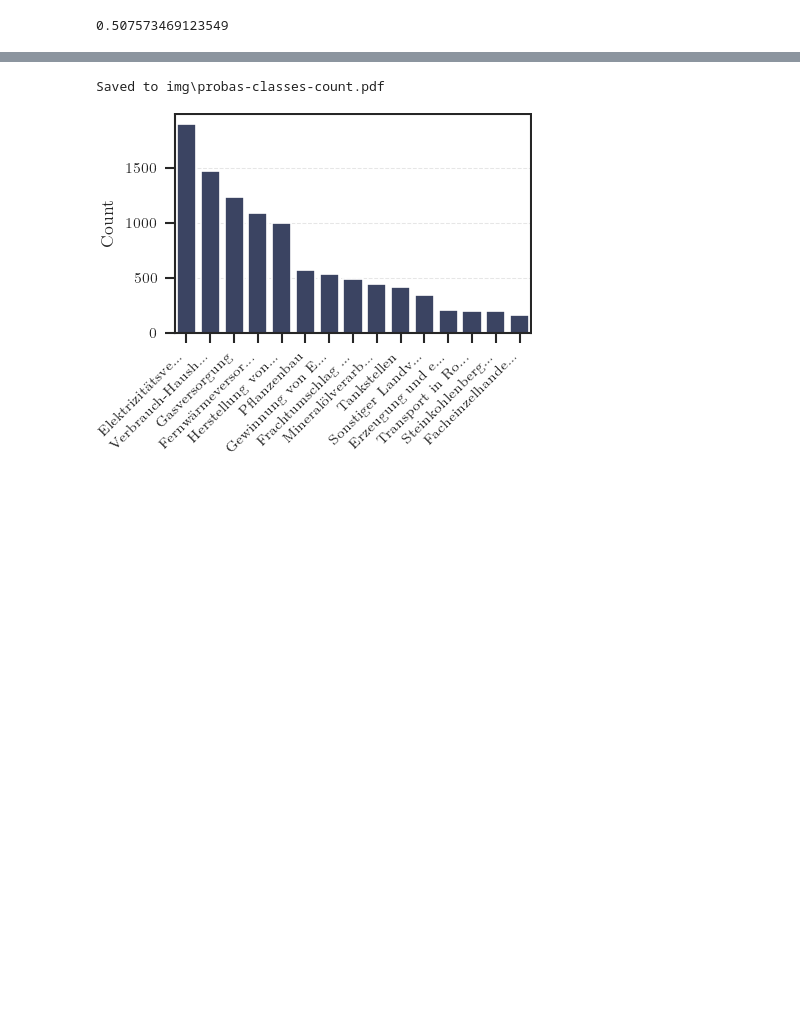
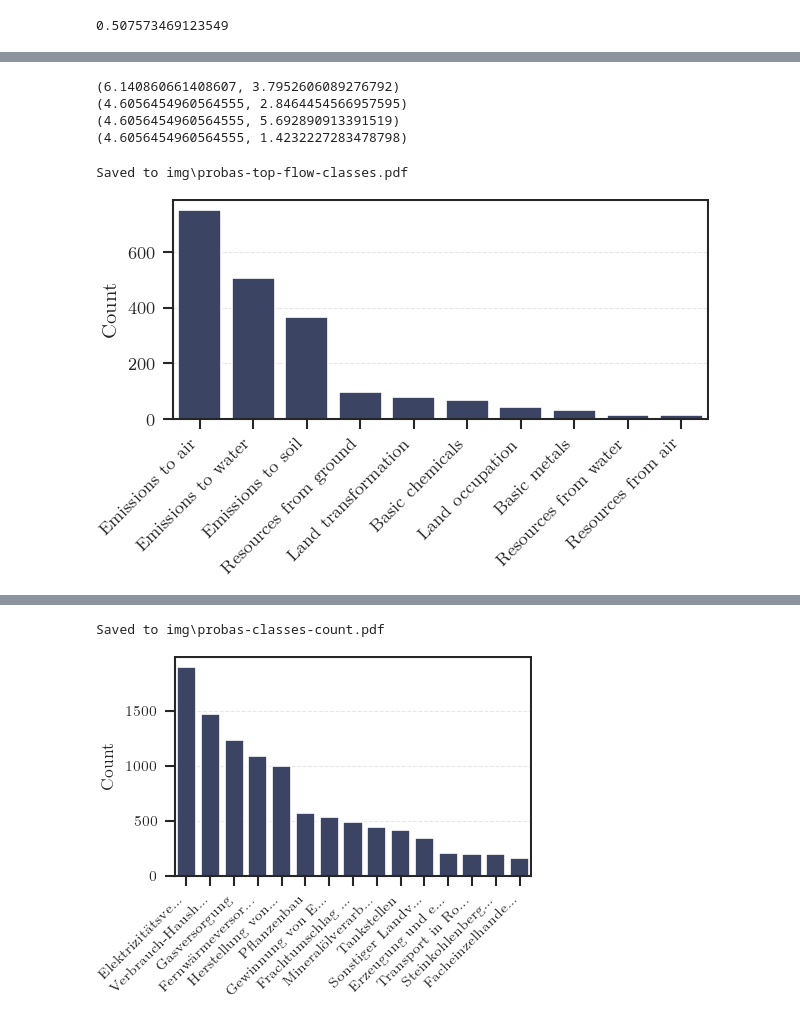
Before and after one commit to QuadroTim/amlta-project, a Jupyter notebook: notebooks/probas_eda.ipynb, the cells around one changed output, grey strips where cells are left out. Cells and saved outputs as stored; diff of their text form; code cells hidden in the pictures; blank space fills up the shorter version.

Commit message:
update notebook with unique flows eda

```diff
--- a/notebooks/probas_eda.ipynb
+++ b/notebooks/probas_eda.ipynb
@@ -139 +139,6 @@ stats = []
+# %%
+stats = []
+flows_stats = []
+
+seen_flows = set()
 # %%
@@ -208,3 +247,4 @@ for process in tqdm(lci_processes_gen, total=len(uuids_lci)):
     )
 # %%
 process_df = pd.DataFrame(stats)
+flows_df = pd.DataFrame(flows_stats)
@@ -210,0 +327,15 @@ process_df = pd.DataFrame(stats)
+# %%
+def get_class_upto_level(class_label_row, level=2):
+    class_label = class_label_row["class"]
+    if not isinstance(class_label, str):
+        return class_label, class_label
+
+    parts = class_label.split(" / ")
+    return " / ".join(parts[:level]), (
+        parts[level - 1] if len(parts) >= level else None
+    )
+
+
+flows_df[["class_upto_level_2", "class_level_2"]] = flows_df[["class"]].apply(
+    get_class_upto_level, axis=1, result_type="expand"
+)
@@ -210,0 +358,5 @@ process_df = pd.DataFrame(stats)
+# %%
+top_flow_classes = (
+    flows_df.loc[actual_flows_mask]["class_level_2"].value_counts().to_frame()
+)
+top_flow_classes
@@ -210,0 +382,31 @@ process_df = pd.DataFrame(stats)
+# %%
+print(set_size())
+print(set_size(fraction=0.75))
+print(set_size(subplots=(2, 1), fraction=0.75))
+print(set_size(subplots=(1, 2), fraction=0.75))
+# %% [output]
+(6.140860661408607, 3.7952606089276792)
+(4.6056454960564555, 2.8464454566957595)
+(4.6056454960564555, 5.692890913391519)
+(4.6056454960564555, 1.4232227283478798)
+# %%
+w, h = set_size(subplots=(1, 2))
+
+with plot_size((w * 0.75, h)):
+    ax = sns.barplot(
+        data=top_flow_classes.iloc[:10],
+        x="class_level_2",
+        y="count",
+    )
+
+    ax.set_xlabel("")
+    ax.set_ylabel("Count")
+
+    ax.set_xticks(range(len(ax.get_xticklabels())))
+    ax.tick_params(axis="x", labelrotation=45)
+    ax.set_xticklabels(ax.get_xticklabels(), rotation=45, ha="right")
+
+    save_fig(ax.figure, "probas-top-flow-classes")
+# %% [output]
+Saved to img\probas-top-flow-classes.pdf
+[figure, added]
```
Also changed, not shown: parts of 16 cells of this notebook.
